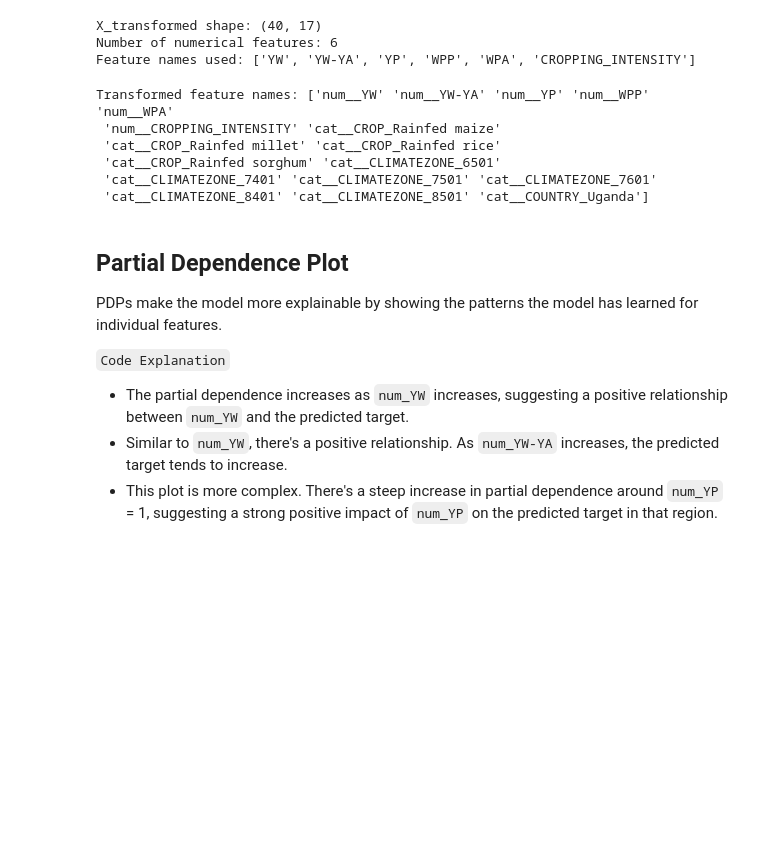
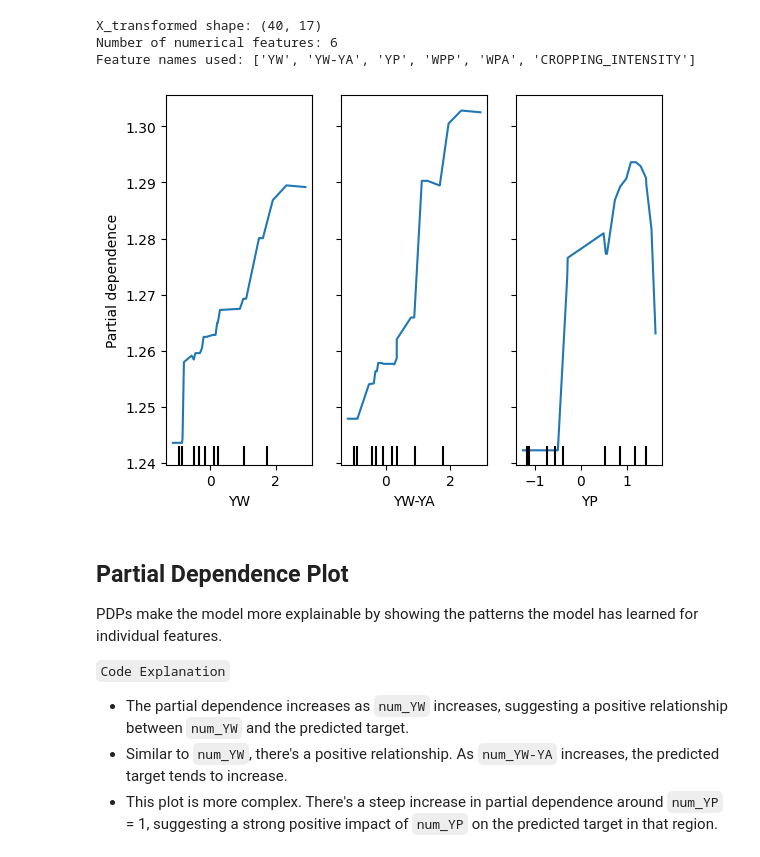
Before and after one commit to Naggayi-Daphne-Pearl/Crop-Prediction-project, a Jupyter notebook: sparsegraph-based-anomaly-detection-for-yield-loss.ipynb, the cells around one changed output. Drawn from its saved outputs; the diff is of its cells as text; code cells hidden in the pictures; blank space fills up the shorter version.

```diff
--- a/sparsegraph-based-anomaly-detection-for-yield-loss.ipynb
+++ b/sparsegraph-based-anomaly-detection-for-yield-loss.ipynb
@@ -313,19 +314,17 @@ print("Feature names used:", numerical_features)
 X_transformed shape: (40, 17)
 Number of numerical features: 6
 Feature names used: ['YW', 'YW-YA', 'YP', 'WPP', 'WPA', 'CROPPING_INTENSITY']
-# %%
-from sklearn.compose import ColumnTransformer
-
-if isinstance(preprocessor, ColumnTransformer):
-    transformed_feature_names = preprocessor.get_feature_names_out()
-    print("Transformed feature names:", transformed_feature_names)
-# %% [output]
-Transformed feature names: ['num__YW' 'num__YW-YA' 'num__YP' 'num__WPP' 'num__WPA'
- 'num__CROPPING_INTENSITY' 'cat__CROP_Rainfed maize'
- 'cat__CROP_Rainfed millet' 'cat__CROP_Rainfed rice'
- 'cat__CROP_Rainfed sorghum' 'cat__CLIMATEZONE_6501'
- 'cat__CLIMATEZONE_7401' 'cat__CLIMATEZONE_7501' 'cat__CLIMATEZONE_7601'
- 'cat__CLIMATEZONE_8401' 'cat__CLIMATEZONE_8501' 'cat__COUNTRY_Uganda']
+# %%
+from sklearn.inspection import PartialDependenceDisplay
+
+# Define the features for PDP
+features = [0, 1, 2]  # Adjust indices based on your feature order
+
+# Plot PDP using PartialDependenceDisplay
+PartialDependenceDisplay.from_estimator(rf_model, X_train, features=features, feature_names=feature_names)
+plt.show()
+# %% [output]
+[figure, added]
 # %% [markdown]
 ## Partial Dependence Plot
 PDPs make the model more explainable by showing the patterns the model has learned for individual features.
```
Also changed, not shown: parts of 10 cells of this notebook.
